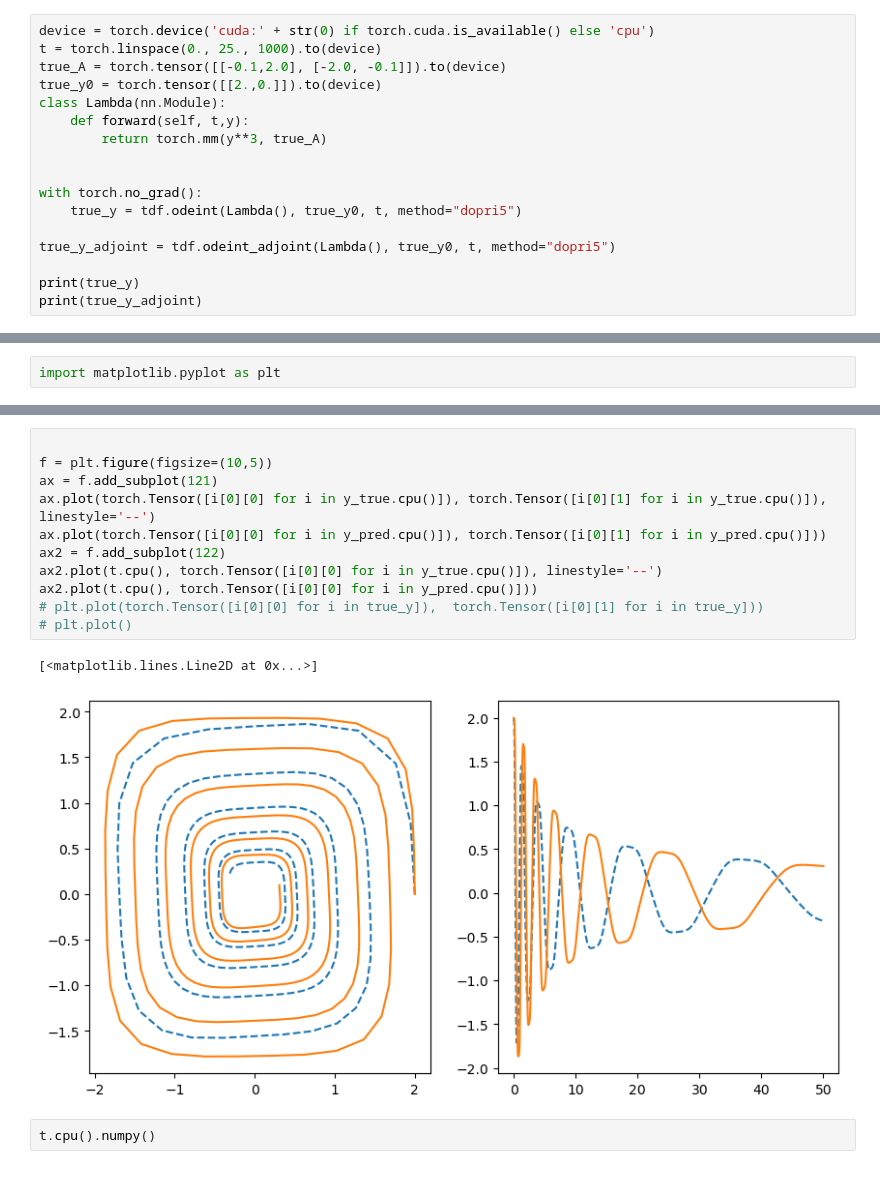
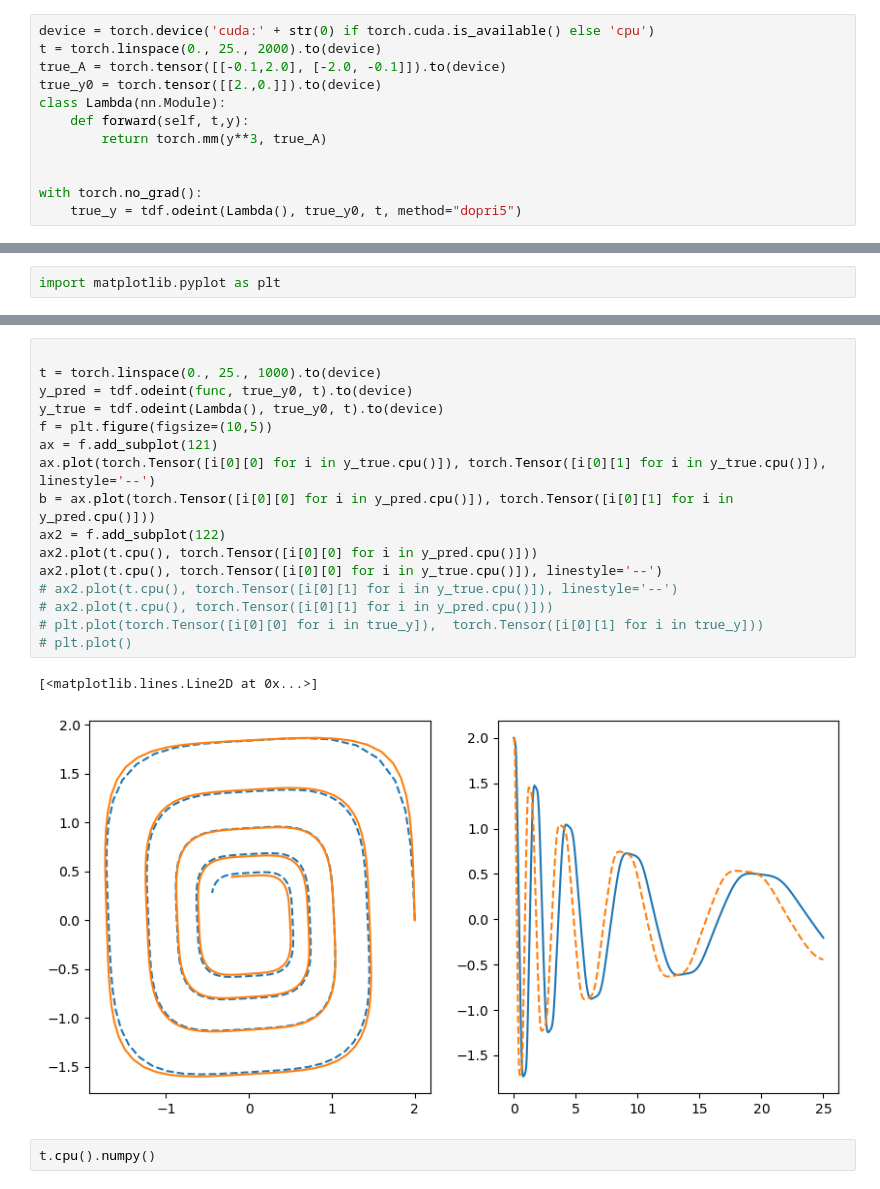
Before and after one commit to PanpanZheng-BNU/neuralODE, a Jupyter notebook: t.ipynb, the cells around one changed output, grey strips where cells are left out. Drawn from its saved outputs; the diff is of its cells as text.

```diff
--- a/t.ipynb
+++ b/t.ipynb
@@ -8,6 +10,6 @@ import numpy as np
 # %%
 device = torch.device('cuda:' + str(0) if torch.cuda.is_available() else 'cpu')
-t = torch.linspace(0., 25., 1000).to(device)
+t = torch.linspace(0., 25., 2000).to(device)
 true_A = torch.tensor([[-0.1,2.0], [-2.0, -0.1]]).to(device)
 true_y0 = torch.tensor([[2.,0.]]).to(device)
 class Lambda(nn.Module):
@@ -17,11 +19,6 @@ class Lambda(nn.Module):
 
 with torch.no_grad():
     true_y = tdf.odeint(Lambda(), true_y0, t, method="dopri5")
-
-true_y_adjoint = tdf.odeint_adjoint(Lambda(), true_y0, t, method="dopri5")
-
-print(true_y)
-print(true_y_adjoint)
 # %% [output]
 tensor([[[ 2.0000,  0.0000]],
 
@@ -142,17 +131,22 @@ tensor([[[2.0000, 0.0000]],
 # %%
 
+t = torch.linspace(0., 25., 1000).to(device)
+y_pred = tdf.odeint(func, true_y0, t).to(device)
+y_true = tdf.odeint(Lambda(), true_y0, t).to(device)
 f = plt.figure(figsize=(10,5))
 ax = f.add_subplot(121)
 ax.plot(torch.Tensor([i[0][0] for i in y_true.cpu()]), torch.Tensor([i[0][1] for i in y_true.cpu()]), linestyle='--')
-ax.plot(torch.Tensor([i[0][0] for i in y_pred.cpu()]), torch.Tensor([i[0][1] for i in y_pred.cpu()]))
+b = ax.plot(torch.Tensor([i[0][0] for i in y_pred.cpu()]), torch.Tensor([i[0][1] for i in y_pred.cpu()]))
 ax2 = f.add_subplot(122)
+ax2.plot(t.cpu(), torch.Tensor([i[0][0] for i in y_pred.cpu()]))
 ax2.plot(t.cpu(), torch.Tensor([i[0][0] for i in y_true.cpu()]), linestyle='--')
-ax2.plot(t.cpu(), torch.Tensor([i[0][0] for i in y_pred.cpu()]))
+# ax2.plot(t.cpu(), torch.Tensor([i[0][1] for i in y_true.cpu()]), linestyle='--')
+# ax2.plot(t.cpu(), torch.Tensor([i[0][1] for i in y_pred.cpu()]))
 # plt.plot(torch.Tensor([i[0][0] for i in true_y]),  torch.Tensor([i[0][1] for i in true_y]))
 # plt.plot()
 # %% [output]
 [<matplotlib.lines.Line2D at 0x...>]
-[figure, old version]
+[figure, new version]
 # %%
 t.cpu().numpy()
 # %% [output]
```
Also changed, not shown: parts of 9 cells of this notebook, 3 other files.
